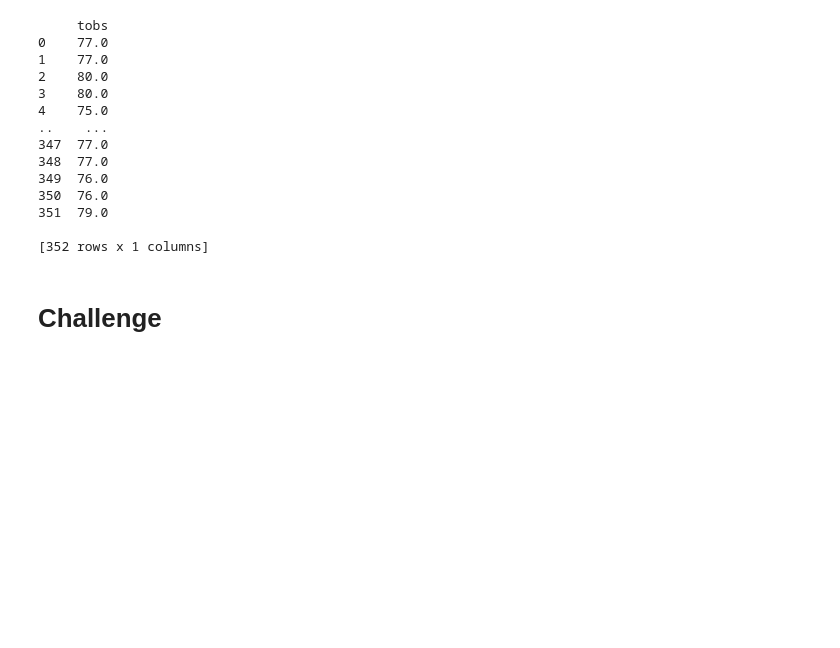
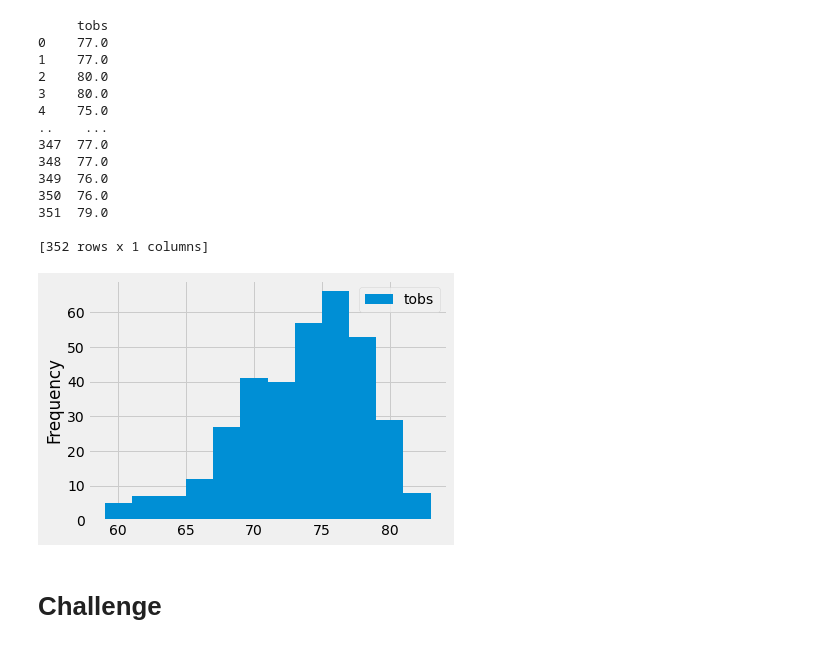
Before and after one commit to jzaragoza21/surfs_up, a Jupyter notebook: climate_analysis.ipynb, the cells around one changed output. Cells and saved outputs as stored; diff of their text form; code cells hidden in the pictures; blank space fills up the shorter version.

```diff
--- a/climate_analysis.ipynb
+++ b/climate_analysis.ipynb
@@ -194,6 +194,12 @@ print(df)
 351  79.0
 
 [352 rows x 1 columns]
+# %%
+#Create a histogram with the temperature observations
+df.plot.hist(bins=12)
+plt.tight_layout()
+# %% [output]
+[figure, added]
 # %%
 # Write a function called `calc_temps` that will accept start date and end date in the format '%Y-%m-%d'
 # and return the minimum, average, and maximum temperatures for that range of dates
```
Also changed, not shown: 1 other file.
